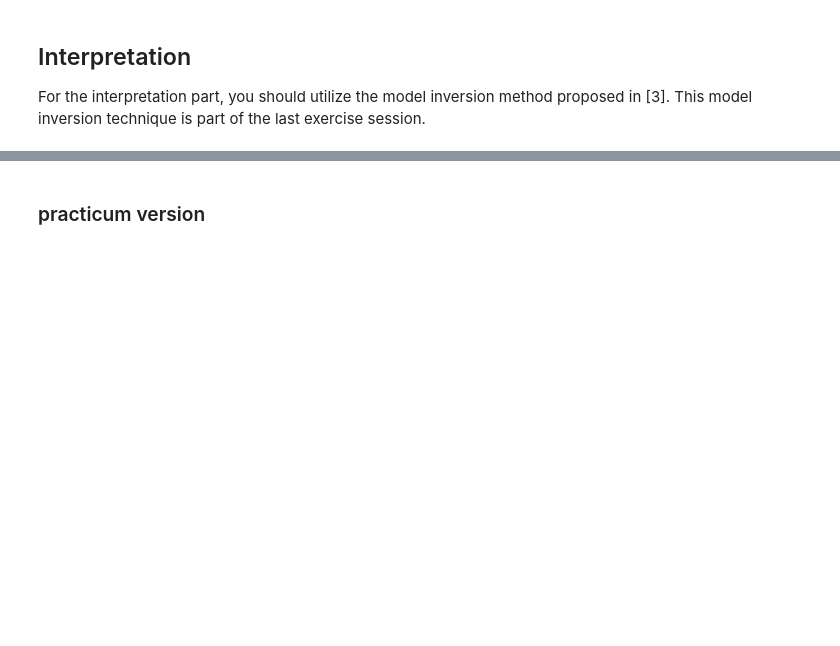
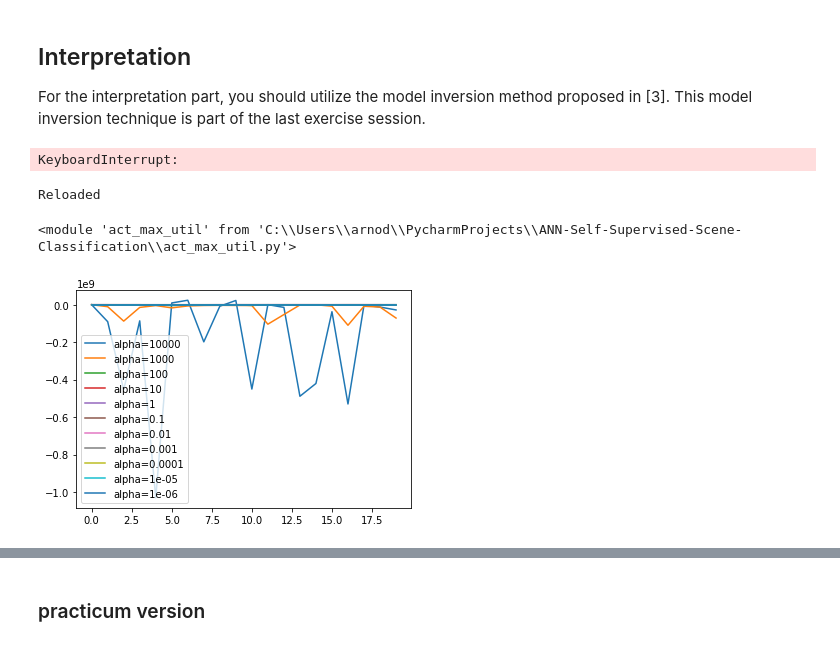
Before and after one commit to arnodeceuninck/ANN-Self-Supervised-Scene-Classification, a Jupyter notebook: evaluations.ipynb, the cells around one changed output, grey strips where cells are left out. Drawn from its saved outputs; the diff is of its cells as text; code cells hidden in the pictures; blank space fills up the shorter version.

```diff
--- a/evaluations.ipynb
+++ b/evaluations.ipynb
@@ -451,0 +459,36 @@ model = load_model(MODEL_SAVES["supervised"])
+# %%
+model = load_model(MODEL_SAVES["supervised"])
+
+# For the interpretation part, select five filters from the convolutional layer in the latest
+# block (i.e., torchvision.models.eff icientnet b0.features[8]) with the highest summation of its weights. Then, run the model inversion algorithm on the output of activation layer (i.e., SiLu layer torchvision.models.eff icientnet b0.features[8][2]) related
+# to the selected filters. The algorithm should generate a synthetic image illustrating
+# the features that maximize the aggregated activations of the feature map outputs from
+# the SiLu function (i.e., torchvision.models.eff icientnet b0.features[8][2])
+
+# model consists of the features and the classifier, only select the features as new model
+model_f = model.features
+
+# Get the five filters with the highest summation of weights
+# latest_block = model.features[8]
+latest_block = model_f[8]
+weights = latest_block[0].weight.data.numpy()
+# weights has shape (1280, 320, 1, 1); sum to get the sum of weights for each filter (resulting in a vector of length 1280)
+# make each weight its absolute value
+# weights = np.abs(weights)
+sum_weights = np.sum(weights, axis=1)
+print(sum_weights.shape)
+# 1280x1x1, so we can just flatten it
+sum_weights = sum_weights.flatten()
+print(sum_weights.shape)
+top_indices = np.argsort(sum_weights)[-5:]
+# print top_indices with their corresponding sum_weights
+for idx in top_indices:
+    print(f"Filter {idx} has sum of weights {sum_weights[idx]}")
+# %% [output]
+KeyboardInterrupt:
+# %%
+import importlib
+importlib.reload(amu)
+# %% [output]
+Reloaded
+<module 'act_max_util' from 'C:\\Users\\arnod\\PycharmProjects\\ANN-Self-Supervised-Scene-Classification\\act_max_util.py'>
@@ -451,0 +548,12 @@ model = load_model(MODEL_SAVES["supervised"])
+# %%
+# plot losses per alpha (multiple lines on same graph)
+for alpha, loss_list in losses_per_alpha.items():
+    plt.plot(loss_list, label=f"alpha={alpha}")
+plt.legend()
+plt.show()
+
+# plot the loss
+# plt.plot(loss_list)
+# plt.show()
+# %% [output]
+[figure, added]
```
Also changed, not shown: parts of 34 cells of this notebook, 8 other files.
